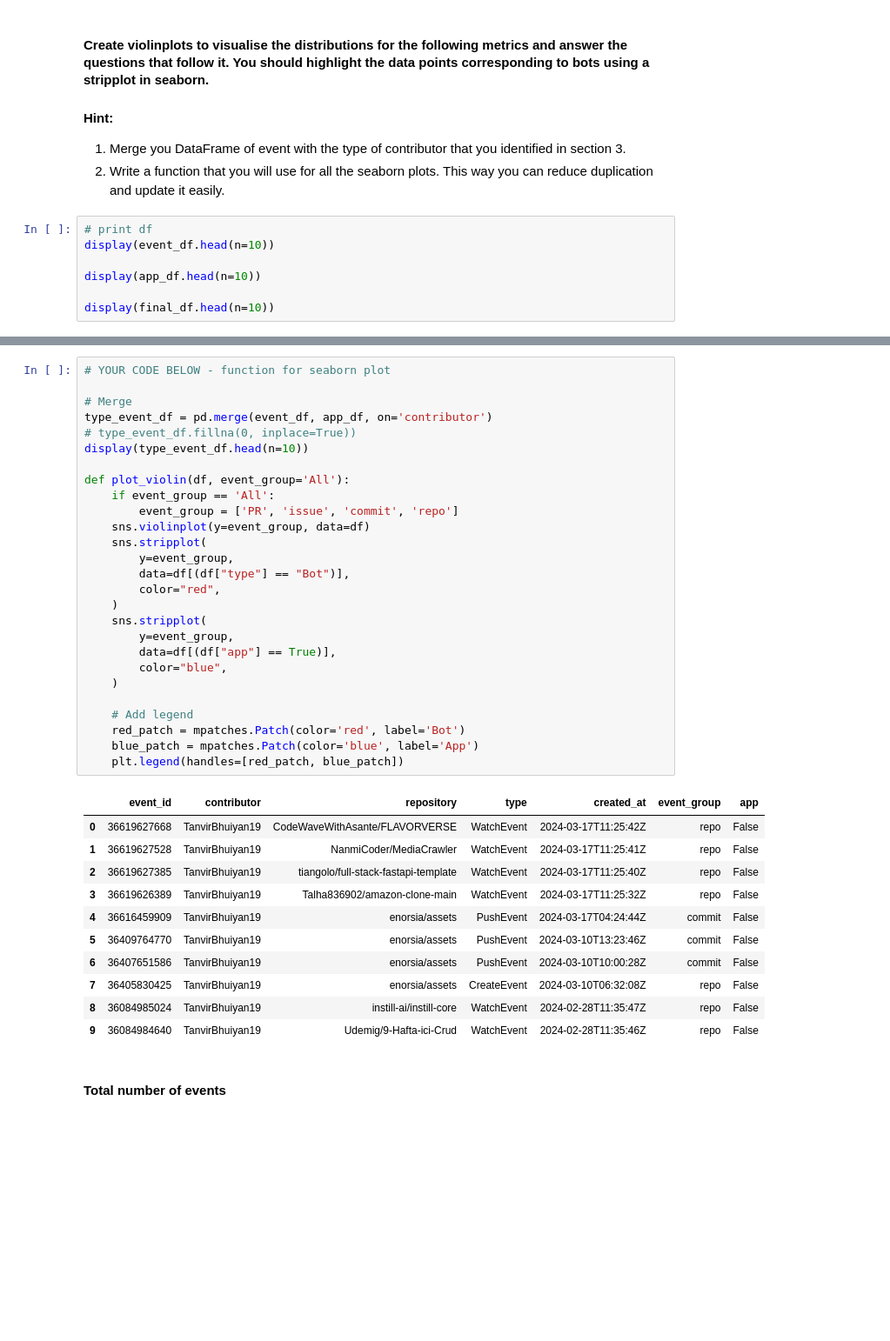
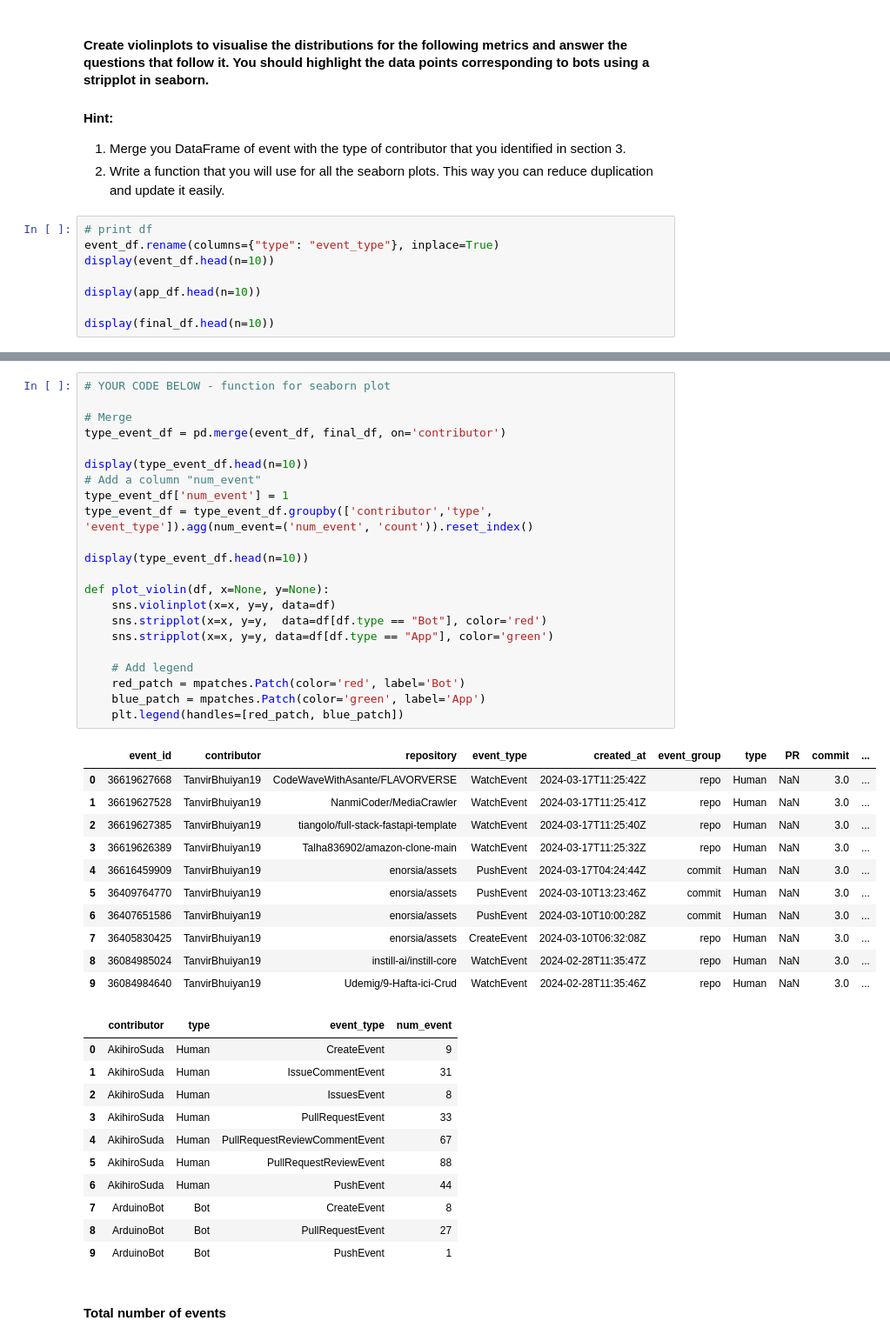
Before and after one commit to LicorneRose765/Software_Evolution_TP3_2024, a Jupyter notebook: TP3_template.ipynb, the cells around one changed output, grey strips where cells are left out. Shown at 87% size. Cells and saved outputs as stored; diff of their text form; blank space fills up the shorter version.

```diff
--- a/TP3_template.ipynb
+++ b/TP3_template.ipynb
@@ -828,6 +826,7 @@ Cliff's Delta for Issue and Repo: (-0.450625, 'medium')
 2. Write a function that you will use for all the seaborn plots. This way you can reduce duplication and update it easily.
 # %%
 # print df
+event_df.rename(columns={"type": "event_type"}, inplace=True)
 display(event_df.head(n=10))
 
 display(app_df.head(n=10))
@@ -870,42 +869,48 @@ display(final_df.head(n=10))
 # %%
 # YOUR CODE BELOW - function for seaborn plot
 
 # Merge
-type_event_df = pd.merge(event_df, app_df, on='contributor')
-# type_event_df.fillna(0, inplace=True))
+type_event_df = pd.merge(event_df, final_df, on='contributor')
+
+display(type_event_df.head(n=10))
+# Add a column "num_event"
+type_event_df['num_event'] = 1
+type_event_df = type_event_df.groupby(['contributor','type', 'event_type']).agg(num_event=('num_event', 'count')).reset_index()
+
 display(type_event_df.head(n=10))
 
-def plot_violin(df, event_group='All'):
-    if event_group == 'All':
-        event_group = ['PR', 'issue', 'commit', 'repo']
-    sns.violinplot(y=event_group, data=df)
-    sns.stripplot(
-        y=event_group,
-        data=df[(df["type"] == "Bot")],
-        color="red",
-    )
-    sns.stripplot(
-        y=event_group,
-        data=df[(df["app"] == True)],
-        color="blue",
-    )
+def plot_violin(df, x=None, y=None):
+    sns.violinplot(x=x, y=y, data=df)
+    sns.stripplot(x=x, y=y,  data=df[df.type == "Bot"], color='red')
+    sns.stripplot(x=x, y=y, data=df[df.type == "App"], color='green')
 
     # Add legend
     red_patch = mpatches.Patch(color='red', label='Bot')
-    blue_patch = mpatches.Patch(color='blue', label='App')
+    blue_patch = mpatches.Patch(color='green', label='App')
     plt.legend(handles=[red_patch, blue_patch])
 # %% [output]
-|  | event_id | contributor | repository | type | created_at | event_group | app |
-| 0 | 36619627668 | TanvirBhuiyan19 | CodeWaveWithAsante/FLAVORVERSE | WatchEvent | 2024-03-17T11:25:42Z | repo | False |
-| 1 | 36619627528 | TanvirBhuiyan19 | NanmiCoder/MediaCrawler | WatchEvent | 2024-03-17T11:25:41Z | repo | False |
-| 2 | 36619627385 | TanvirBhuiyan19 | tiangolo/full-stack-fastapi-template | WatchEvent | 2024-03-17T11:25:40Z | repo | False |
-| 3 | 36619626389 | TanvirBhuiyan19 | Talha836902/amazon-clone-main | WatchEvent | 2024-03-17T11:25:32Z | repo | False |
-| 4 | 36616459909 | TanvirBhuiyan19 | enorsia/assets | PushEvent | 2024-03-17T04:24:44Z | commit | False |
-| 5 | 36409764770 | TanvirBhuiyan19 | enorsia/assets | PushEvent | 2024-03-10T13:23:46Z | commit | False |
-| 6 | 36407651586 | TanvirBhuiyan19 | enorsia/assets | PushEvent | 2024-03-10T10:00:28Z | commit | False |
-| 7 | 36405830425 | TanvirBhuiyan19 | enorsia/assets | CreateEvent | 2024-03-10T06:32:08Z | repo | False |
-| 8 | 36084985024 | TanvirBhuiyan19 | instill-ai/instill-core | WatchEvent | 2024-02-28T11:35:47Z | repo | False |
-| 9 | 36084984640 | TanvirBhuiyan19 | Udemig/9-Hafta-ici-Crud | WatchEvent | 2024-02-28T11:35:46Z | repo | False |
+|  | event_id | contributor | repository | event_type | created_at | event_group | type | PR | commit | ... |
+| 0 | 36619627668 | TanvirBhuiyan19 | CodeWaveWithAsante/FLAVORVERSE | WatchEvent | 2024-03-17T11:25:42Z | repo | Human | NaN | 3.0 | ... |
+| 1 | 36619627528 | TanvirBhuiyan19 | NanmiCoder/MediaCrawler | WatchEvent | 2024-03-17T11:25:41Z | repo | Human | NaN | 3.0 | ... |
+| 2 | 36619627385 | TanvirBhuiyan19 | tiangolo/full-stack-fastapi-template | WatchEvent | 2024-03-17T11:25:40Z | repo | Human | NaN | 3.0 | ... |
+| 3 | 36619626389 | TanvirBhuiyan19 | Talha836902/amazon-clone-main | WatchEvent | 2024-03-17T11:25:32Z | repo | Human | NaN | 3.0 | ... |
+| 4 | 36616459909 | TanvirBhuiyan19 | enorsia/assets | PushEvent | 2024-03-17T04:24:44Z | commit | Human | NaN | 3.0 | ... |
+| 5 | 36409764770 | TanvirBhuiyan19 | enorsia/assets | PushEvent | 2024-03-10T13:23:46Z | commit | Human | NaN | 3.0 | ... |
+| 6 | 36407651586 | TanvirBhuiyan19 | enorsia/assets | PushEvent | 2024-03-10T10:00:28Z | commit | Human | NaN | 3.0 | ... |
+| 7 | 36405830425 | TanvirBhuiyan19 | enorsia/assets | CreateEvent | 2024-03-10T06:32:08Z | repo | Human | NaN | 3.0 | ... |
+| 8 | 36084985024 | TanvirBhuiyan19 | instill-ai/instill-core | WatchEvent | 2024-02-28T11:35:47Z | repo | Human | NaN | 3.0 | ... |
+| 9 | 36084984640 | TanvirBhuiyan19 | Udemig/9-Hafta-ici-Crud | WatchEvent | 2024-02-28T11:35:46Z | repo | Human | NaN | 3.0 | ... |
+|  | contributor | type | event_type | num_event |
+| 0 | AkihiroSuda | Human | CreateEvent | 9 |
+| 1 | AkihiroSuda | Human | IssueCommentEvent | 31 |
+| 2 | AkihiroSuda | Human | IssuesEvent | 8 |
+| 3 | AkihiroSuda | Human | PullRequestEvent | 33 |
+| 4 | AkihiroSuda | Human | PullRequestReviewCommentEvent | 67 |
+| 5 | AkihiroSuda | Human | PullRequestReviewEvent | 88 |
+| 6 | AkihiroSuda | Human | PushEvent | 44 |
+| 7 | ArduinoBot | Bot | CreateEvent | 8 |
+| 8 | ArduinoBot | Bot | PullRequestEvent | 27 |
+| 9 | ArduinoBot | Bot | PushEvent | 1 |
 # %% [markdown]
 #### Total number of events
 # %%
```
Also changed, not shown: parts of 24 cells of this notebook, 2 other files.
